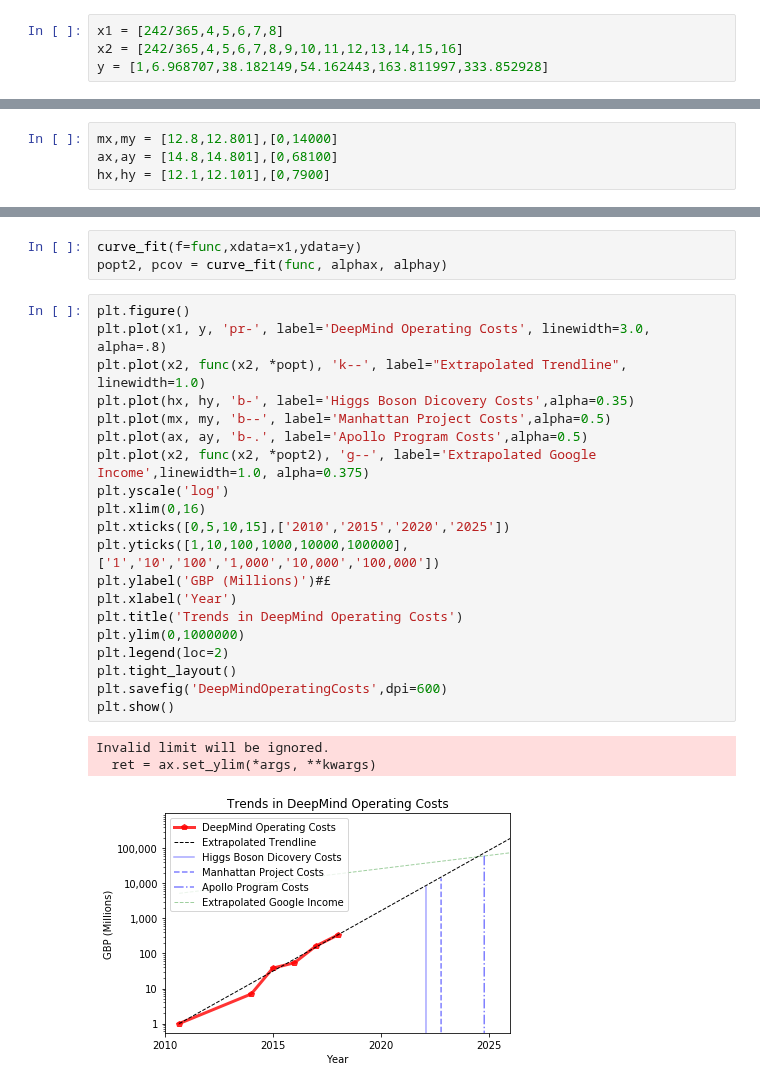
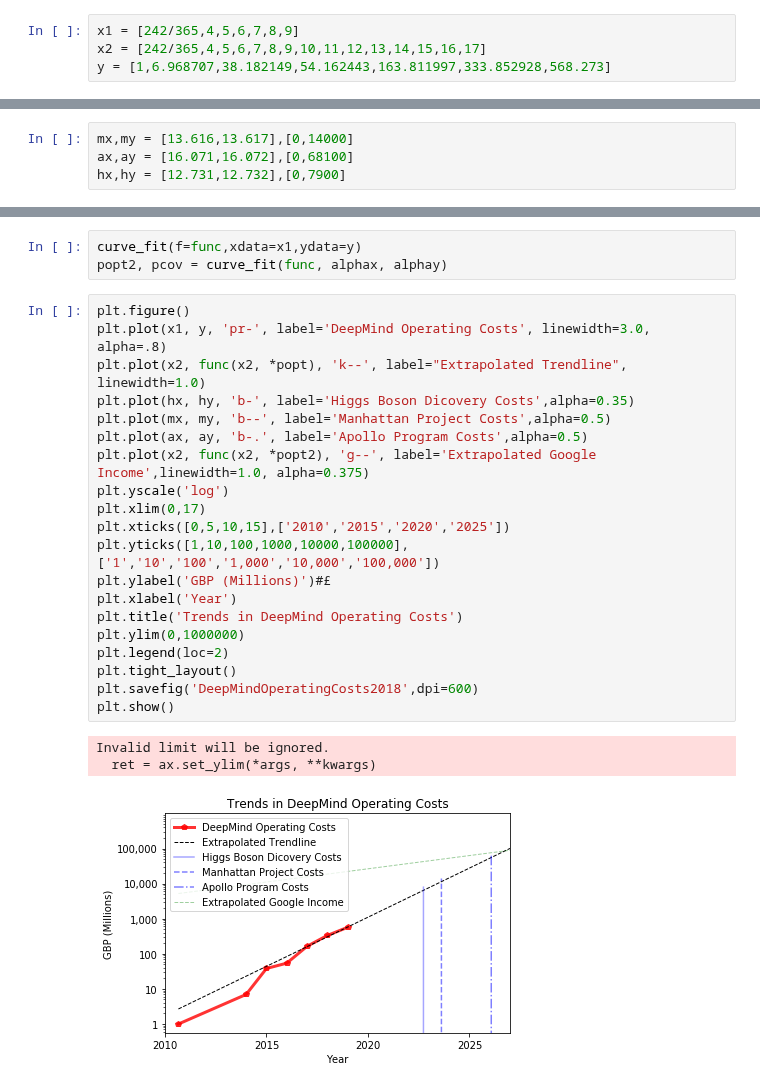
Before and after one commit to rossgritz/research, a Jupyter notebook: DeepMind_operating_costs.ipynb, the cells around one changed output, grey strips where cells are left out. Cells and saved outputs as stored; diff of their text form.

```diff
--- a/DeepMind_operating_costs.ipynb
+++ b/DeepMind_operating_costs.ipynb
@@ -10,9 +10,9 @@ from scipy.optimize import curve_fit
 Data for DeepMind was collected from financial reports at www.companieshouse.gov.uk
 Data for Alphabet income was collected from financial reports
 # %%
-x1 = [242/365,4,5,6,7,8]
-x2 = [242/365,4,5,6,7,8,9,10,11,12,13,14,15,16]
-y = [1,6.968707,38.182149,54.162443,163.811997,333.852928]
+x1 = [242/365,4,5,6,7,8,9]
+x2 = [242/365,4,5,6,7,8,9,10,11,12,13,14,15,16,17]
+y = [1,6.968707,38.182149,54.162443,163.811997,333.852928,568.273]
 # %%
 x = np.array([x1])
 y = np.array(y)
@@ -43,7 +43,7 @@ Finding Higgs Boson Costs = £10.2B
 # %%
-mx,my = [12.8,12.801],[0,14000]
-ax,ay = [14.8,14.801],[0,68100]
-hx,hy = [12.1,12.101],[0,7900]
+mx,my = [13.616,13.617],[0,14000]
+ax,ay = [16.071,16.072],[0,68100]
+hx,hy = [12.731,12.732],[0,7900]
 # %%
 x2 = np.array(x2)
 # %%
@@ -61,24 +61,24 @@ popt2, pcov = curve_fit(func, alphax, alphay)
 # %%
 plt.figure()
 plt.plot(x1, y, 'pr-', label='DeepMind Operating Costs', linewidth=3.0, alpha=.8)
 plt.plot(x2, func(x2, *popt), 'k--', label="Extrapolated Trendline", linewidth=1.0)
 plt.plot(hx, hy, 'b-', label='Higgs Boson Dicovery Costs',alpha=0.35)
 plt.plot(mx, my, 'b--', label='Manhattan Project Costs',alpha=0.5)
 plt.plot(ax, ay, 'b-.', label='Apollo Program Costs',alpha=0.5)
 plt.plot(x2, func(x2, *popt2), 'g--', label='Extrapolated Google Income',linewidth=1.0, alpha=0.375)
 plt.yscale('log')
-plt.xlim(0,16)
+plt.xlim(0,17)
 plt.xticks([0,5,10,15],['2010','2015','2020','2025'])
 plt.yticks([1,10,100,1000,10000,100000],['1','10','100','1,000','10,000','100,000'])
 plt.ylabel('GBP (Millions)')#£
 plt.xlabel('Year')
 plt.title('Trends in DeepMind Operating Costs')
 plt.ylim(0,1000000)
 plt.legend(loc=2)
 plt.tight_layout()
-plt.savefig('DeepMindOperatingCosts',dpi=600)
+plt.savefig('DeepMindOperatingCosts2018',dpi=600)
 plt.show()
 # %% [output]
 Invalid limit will be ignored.
   ret = ax.set_ylim(*args, **kwargs)
-[figure, old version]
+[figure, new version]
```
Also changed, not shown: parts of 2 cells of this notebook.
